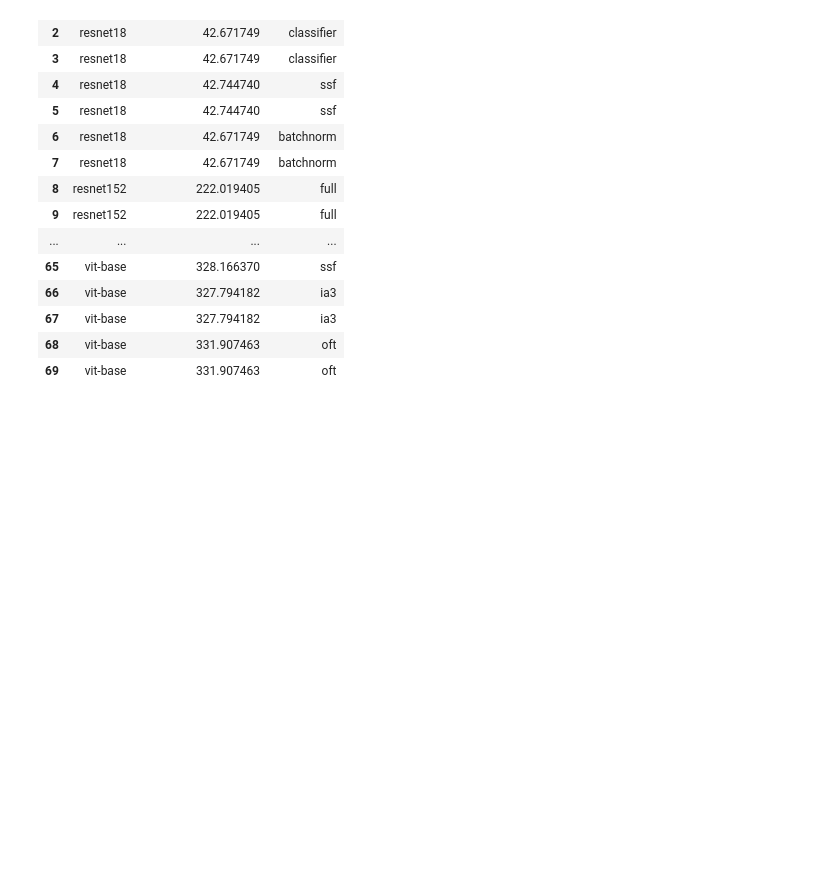
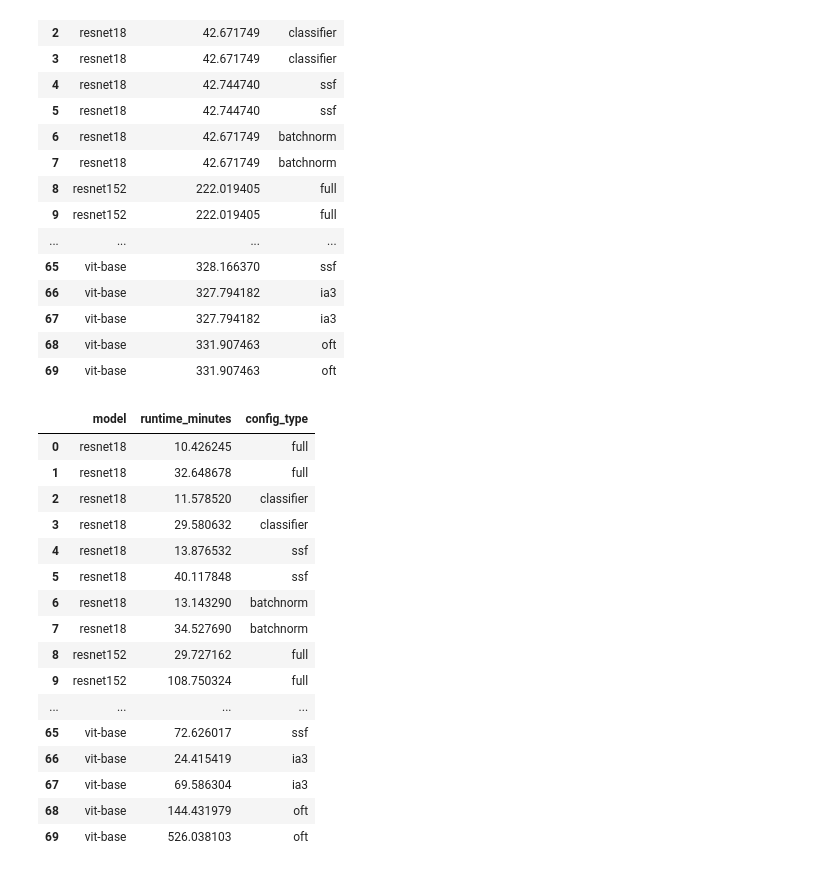
Before and after one commit to AndrewPBerg/UAV_Classification, a Jupyter notebook: src/images/rerun_EDA.ipynb, the cells around one changed output. Drawn from its saved outputs; the diff is of its cells as text; code cells hidden in the pictures; blank space fills up the shorter version.

```diff
--- a/src/images/rerun_EDA.ipynb
+++ b/src/images/rerun_EDA.ipynb
@@ -1059,6 +1082,7 @@ Trainable parameters range: 293887 - 87399358
 # TODO training times in latex table,
 training_times_df = plot_df[['model', 'trainable_percentage', 'config_type']]
 memory_df = plot_df[['model', 'memory_footprint_mb', 'config_type']]
+time_df = plot_df[['model', 'runtime_minutes', 'config_type']]
 plot_df
 # %% [output]
 |  | model | accuracy | std_dev | config_type | aug_level | model_config | runtime | runtime_hhmmss | ... |
@@ -1116,3 +1142,24 @@ with pd.option_context('display.max_rows', None):
 | 67 | vit-base | 327.794182 | ia3 |
 | 68 | vit-base | 331.907463 | oft |
 | 69 | vit-base | 331.907463 | oft |
+# %%
+with pd.option_context('display.max_rows', None):
+    display(time_df)
+# %% [output]
+|  | model | runtime_minutes | config_type |
+| 0 | resnet18 | 10.426245 | full |
+| 1 | resnet18 | 32.648678 | full |
+| 2 | resnet18 | 11.578520 | classifier |
+| 3 | resnet18 | 29.580632 | classifier |
+| 4 | resnet18 | 13.876532 | ssf |
+| 5 | resnet18 | 40.117848 | ssf |
+| 6 | resnet18 | 13.143290 | batchnorm |
+| 7 | resnet18 | 34.527690 | batchnorm |
+| 8 | resnet152 | 29.727162 | full |
+| 9 | resnet152 | 108.750324 | full |
+| ... | ... | ... | ... |
+| 65 | vit-base | 72.626017 | ssf |
+| 66 | vit-base | 24.415419 | ia3 |
+| 67 | vit-base | 69.586304 | ia3 |
+| 68 | vit-base | 144.431979 | oft |
+| 69 | vit-base | 526.038103 | oft |
```
Also changed, not shown: parts of 6 cells of this notebook.
